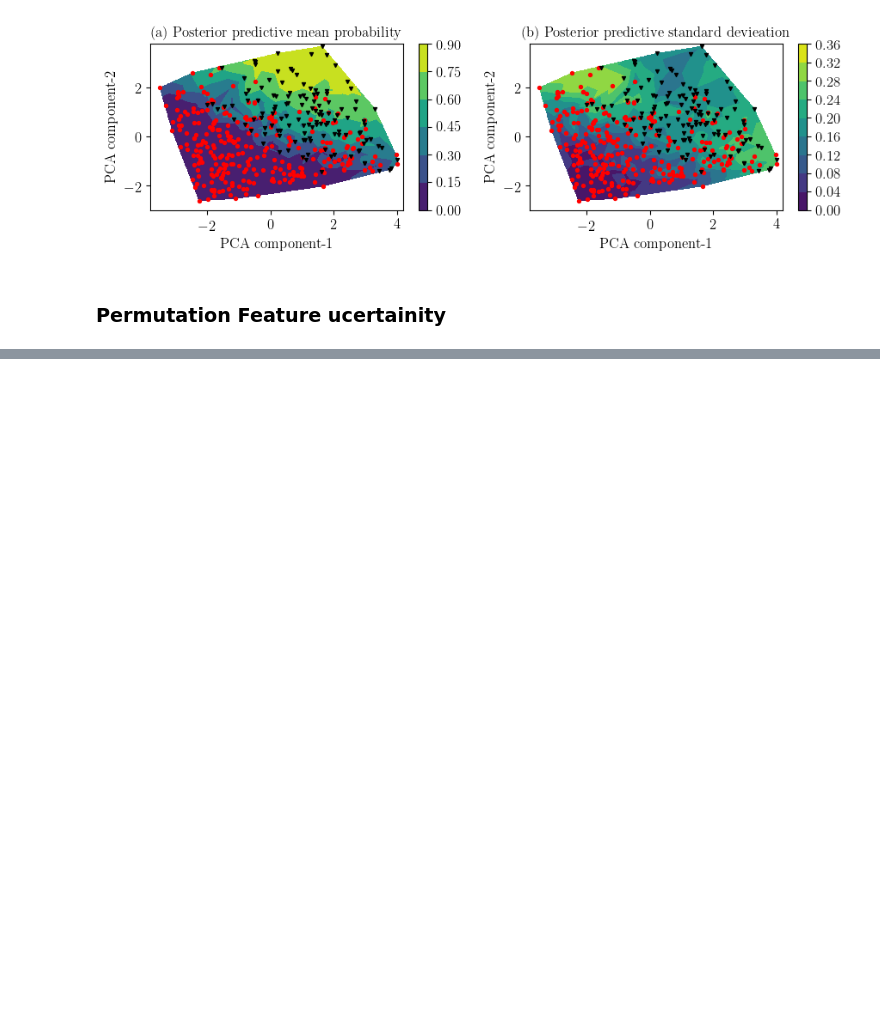
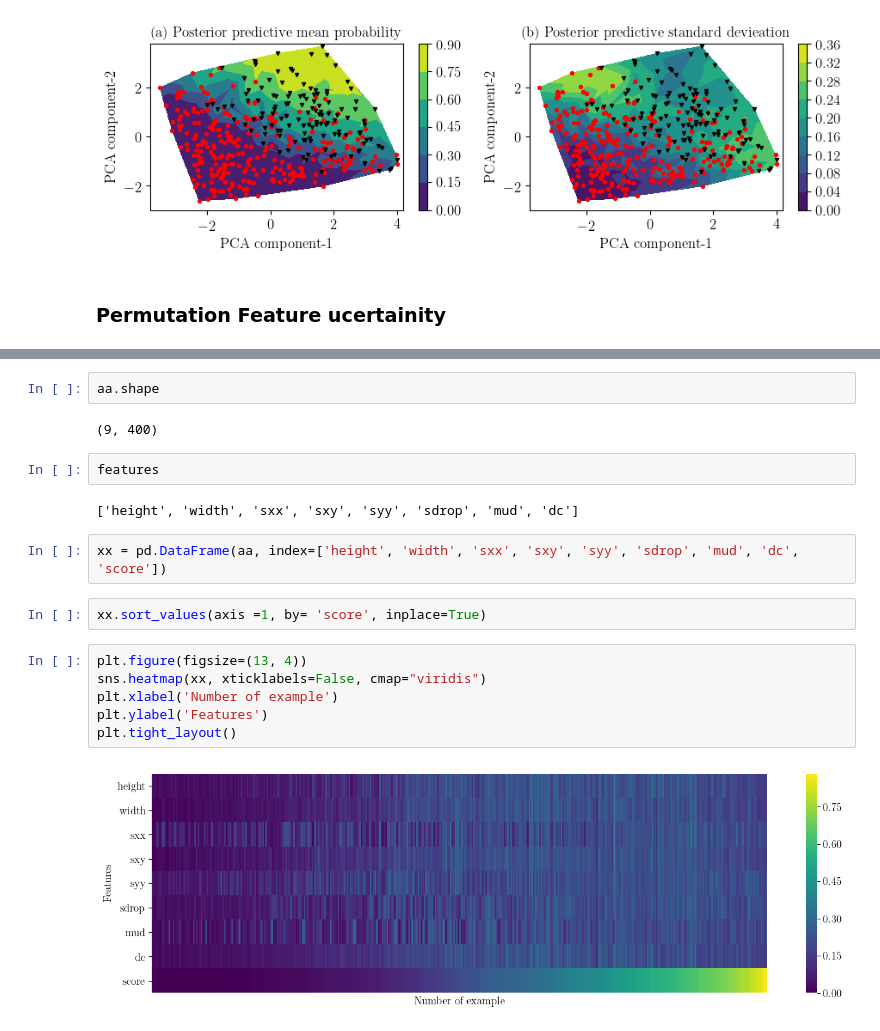
Before and after one commit to msahamed/earthquake_physics_bayesian_nn, a Jupyter notebook: BNN_edward.ipynb, the cells around one changed output, grey strips where cells are left out. Saved outputs shown, nothing was run; the diff lists cells and outputs as text; blank space fills up the shorter version.

```diff
--- a/BNN_edward.ipynb
+++ b/BNN_edward.ipynb
@@ -548,0 +547,20 @@ featinfo.head(10)
+# %%
+aa.shape
+# %% [output]
+(9, 400)
+# %%
+features
+# %% [output]
+['height', 'width', 'sxx', 'sxy', 'syy', 'sdrop', 'mud', 'dc']
+# %%
+xx = pd.DataFrame(aa, index=['height', 'width', 'sxx', 'sxy', 'syy', 'sdrop', 'mud', 'dc', 'score'])
+# %%
+xx.sort_values(axis =1, by= 'score', inplace=True)
+# %%
+plt.figure(figsize=(13, 4))
+sns.heatmap(xx, xticklabels=False, cmap="viridis")
+plt.xlabel('Number of example')
+plt.ylabel('Features')
+plt.tight_layout()
+# %% [output]
+[figure, added]
```
Also changed, not shown: parts of 10 cells of this notebook.
